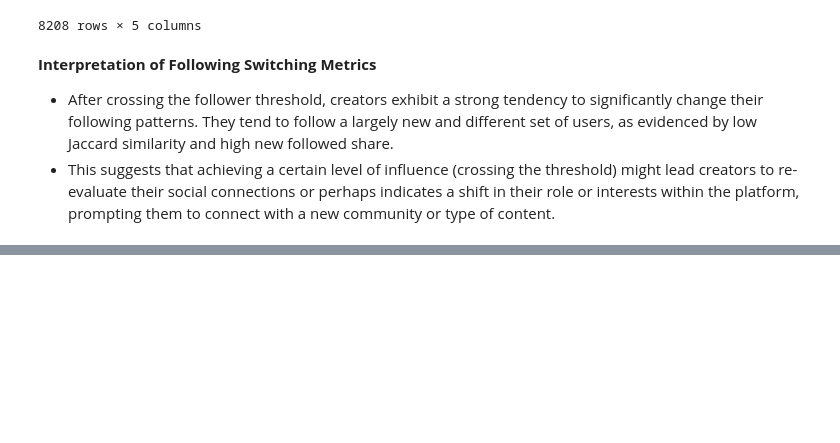
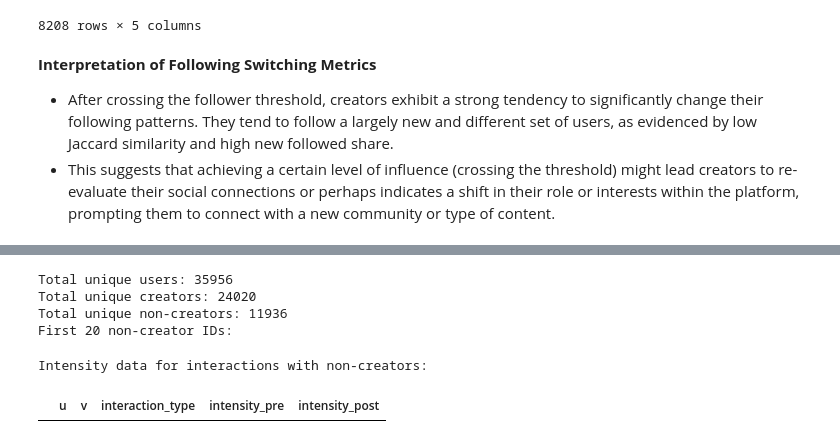
Before and after one commit to catchshashank/network-dynamics, a Jupyter notebook: notebooks/status-network-updated.ipynb, the cells around one changed output, grey strips where cells are left out. Saved outputs shown, nothing was run; the diff lists cells and outputs as text; code cells hidden in the pictures; blank space fills up the shorter version.

```diff
--- a/notebooks/status-network-updated.ipynb
+++ b/notebooks/status-network-updated.ipynb
@@ -679,0 +686,18 @@ display(following_switching_df)
+# %%
+creators_df = users[users['type'] == 'creator'].copy()
+
+all_users = set(users['user_id'].unique())
+creator_users = set(creators_df['user_id'].unique())
+
+# Identify non-creators
+non_creators = list(all_users - creator_users)
+
+print(f"Total unique users: {len(all_users)}")
+print(f"Total unique creators: {len(creator_users)}")
+print(f"Total unique non-creators: {len(non_creators)}")
+print("First 20 non-creator IDs:")
+# %% [output]
+Total unique users: 35956
+Total unique creators: 24020
+Total unique non-creators: 11936
+First 20 non-creator IDs:
@@ -679,0 +791,28 @@ display(following_switching_df)
+# %%
+# Assuming 'users' dataframe is already available from previous cells
+creators_df = users[users['type'] == 'creator'].copy()
+creators = creators_df['user_id'].unique()
+
+all_users = set(users['user_id'].unique())
+creator_users = set(creators_df['user_id'].unique())
+non_creators = list(all_users - creator_users)
+
+# Re-create global dataframes if they are not persistently available
+# The original dataframes (affiliations, comments, etc.) are available in the kernel state
+
+affiliations_processed = prep_affiliations(affiliations)
+tcross_df = compute_tcross(affiliations_processed, creators)
+recip_df = reciprocal_ties(affiliations_processed, creators)
+
+interactions_df = build_interactions(comments, favoritings, messages, reposts)
+
+interactions_to_non_creators = interactions_df[interactions_df['target'].isin(non_creators)].copy()
+
+# Calculate intensity for interactions with non-creators
+intensity_data_non_creators = intensity_pre_post(interactions_to_non_creators, recip_df, tcross_df)
+
+print("Intensity data for interactions with non-creators:")
+display(intensity_data_non_creators.head())
+# %% [output]
+Intensity data for interactions with non-creators:
+|  | u | v | interaction_type | intensity_pre | intensity_post |
```
Also changed, not shown: parts of 9 cells of this notebook.
